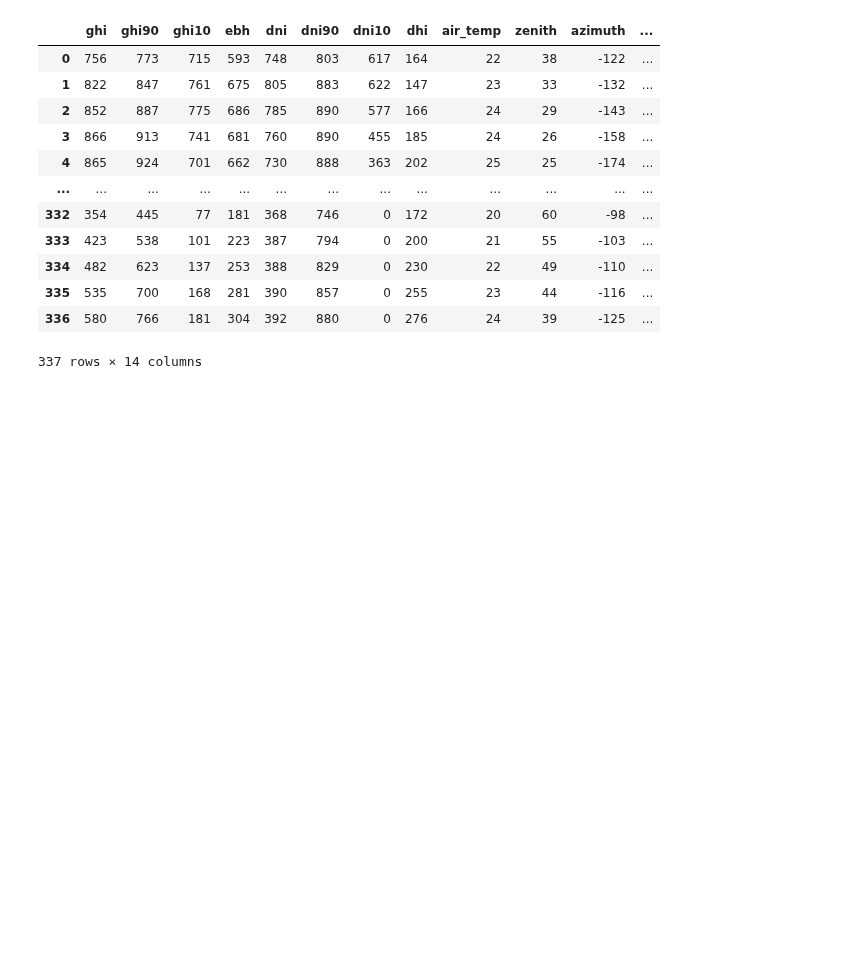
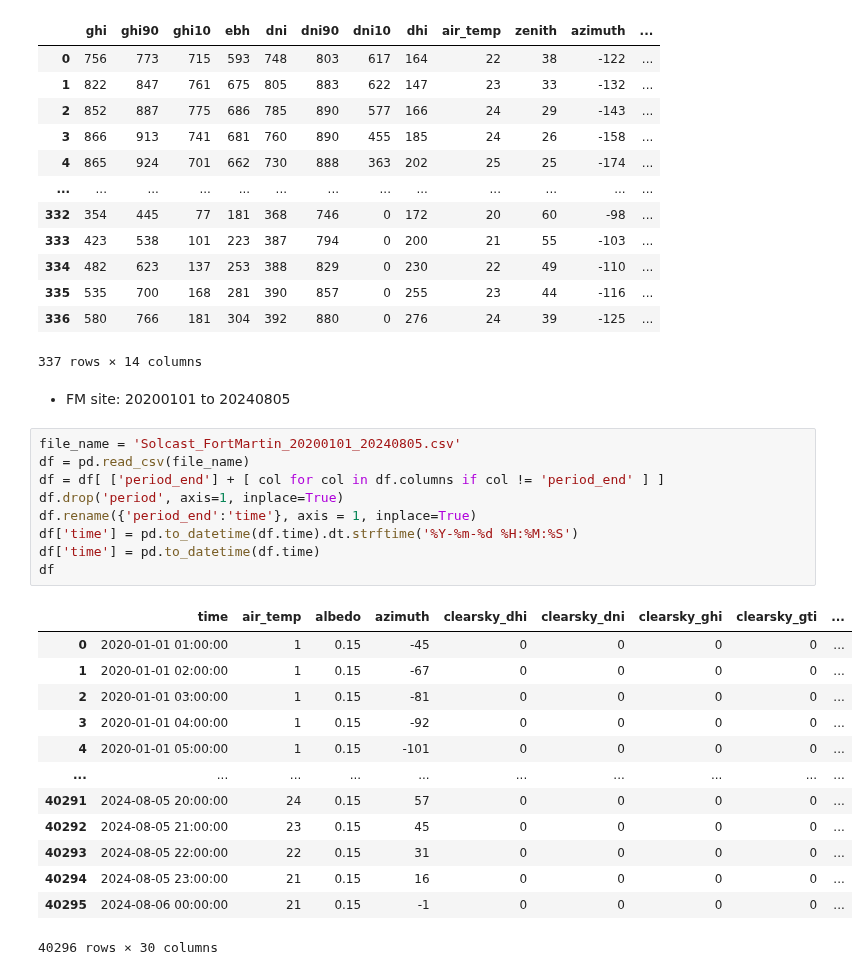
Before and after one commit to HighTechnologyFoundation/HTFCloudFellows, a Jupyter notebook: Solar Test Bed/FM_Solar_Weather_Data.ipynb, the cells around one changed output. Saved outputs shown, nothing was run; the diff lists cells and outputs as text; blank space fills up the shorter version.

Commit message:
add solcast csv

```diff
--- a/Solar Test Bed/FM_Solar_Weather_Data.ipynb
+++ b/Solar Test Bed/FM_Solar_Weather_Data.ipynb
@@ -297,3 +297,28 @@ FM_SOLCAST_FORECAST
 | 335 | 535 | 700 | 168 | 281 | 390 | 857 | 0 | 255 | 23 | 44 | -116 | ... |
 | 336 | 580 | 766 | 181 | 304 | 392 | 880 | 0 | 276 | 24 | 39 | -125 | ... |
 337 rows × 14 columns
+# %% [markdown]
+- FM site: 20200101 to 20240805
+# %%
+file_name = 'Solcast_FortMartin_20200101_20240805.csv'
+df = pd.read_csv(file_name)
+df = df[ ['period_end'] + [ col for col in df.columns if col != 'period_end' ] ]
+df.drop('period', axis=1, inplace=True)
+df.rename({'period_end':'time'}, axis = 1, inplace=True)
+df['time'] = pd.to_datetime(df.time).dt.strftime('%Y-%m-%d %H:%M:%S')
+df['time'] = pd.to_datetime(df.time)
+df
+# %% [output]
+|  | time | air_temp | albedo | azimuth | clearsky_dhi | clearsky_dni | clearsky_ghi | clearsky_gti | ... |
+| 0 | 2020-01-01 01:00:00 | 1 | 0.15 | -45 | 0 | 0 | 0 | 0 | ... |
+| 1 | 2020-01-01 02:00:00 | 1 | 0.15 | -67 | 0 | 0 | 0 | 0 | ... |
+| 2 | 2020-01-01 03:00:00 | 1 | 0.15 | -81 | 0 | 0 | 0 | 0 | ... |
+| 3 | 2020-01-01 04:00:00 | 1 | 0.15 | -92 | 0 | 0 | 0 | 0 | ... |
+| 4 | 2020-01-01 05:00:00 | 1 | 0.15 | -101 | 0 | 0 | 0 | 0 | ... |
+| ... | ... | ... | ... | ... | ... | ... | ... | ... | ... |
+| 40291 | 2024-08-05 20:00:00 | 24 | 0.15 | 57 | 0 | 0 | 0 | 0 | ... |
+| 40292 | 2024-08-05 21:00:00 | 23 | 0.15 | 45 | 0 | 0 | 0 | 0 | ... |
+| 40293 | 2024-08-05 22:00:00 | 22 | 0.15 | 31 | 0 | 0 | 0 | 0 | ... |
+| 40294 | 2024-08-05 23:00:00 | 21 | 0.15 | 16 | 0 | 0 | 0 | 0 | ... |
+| 40295 | 2024-08-06 00:00:00 | 21 | 0.15 | -1 | 0 | 0 | 0 | 0 | ... |
+40296 rows × 30 columns
```
Also changed, not shown: 1 other file.
